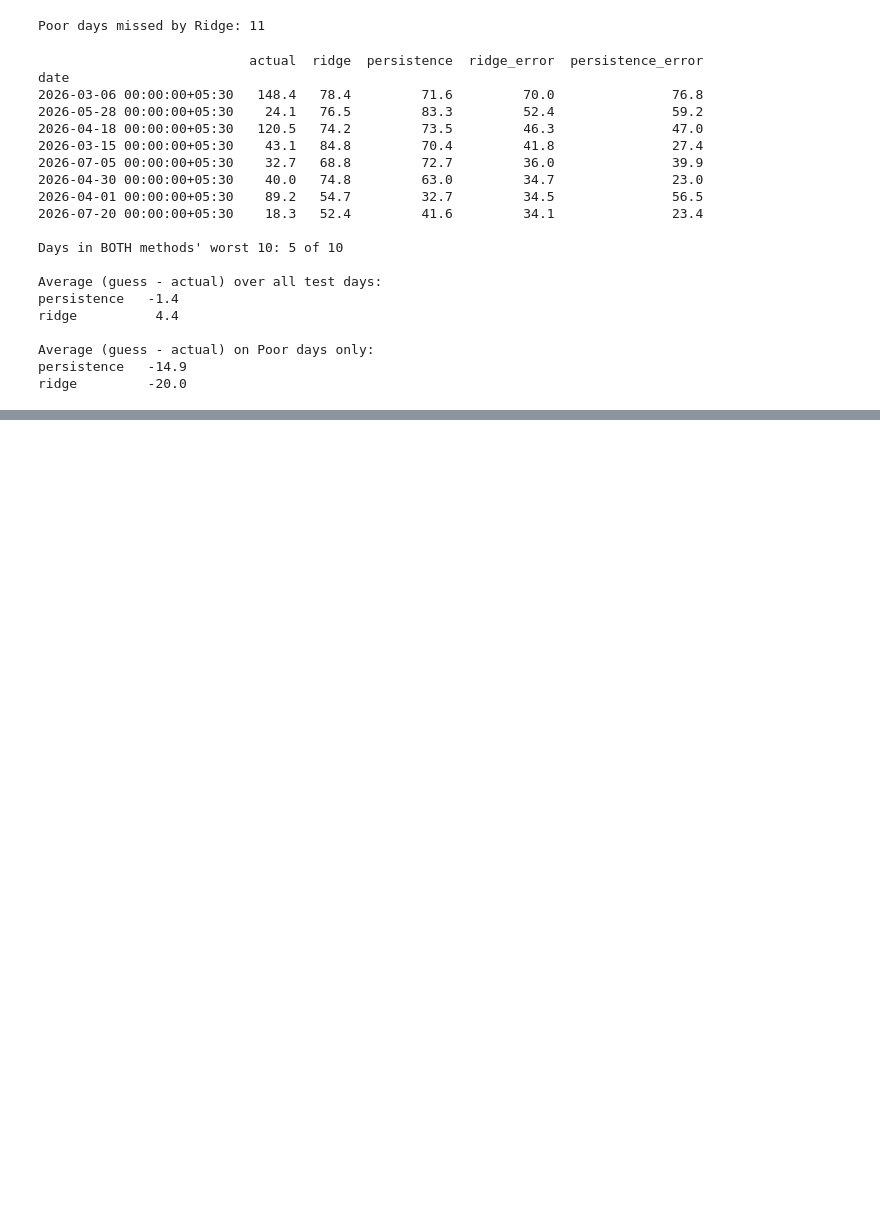
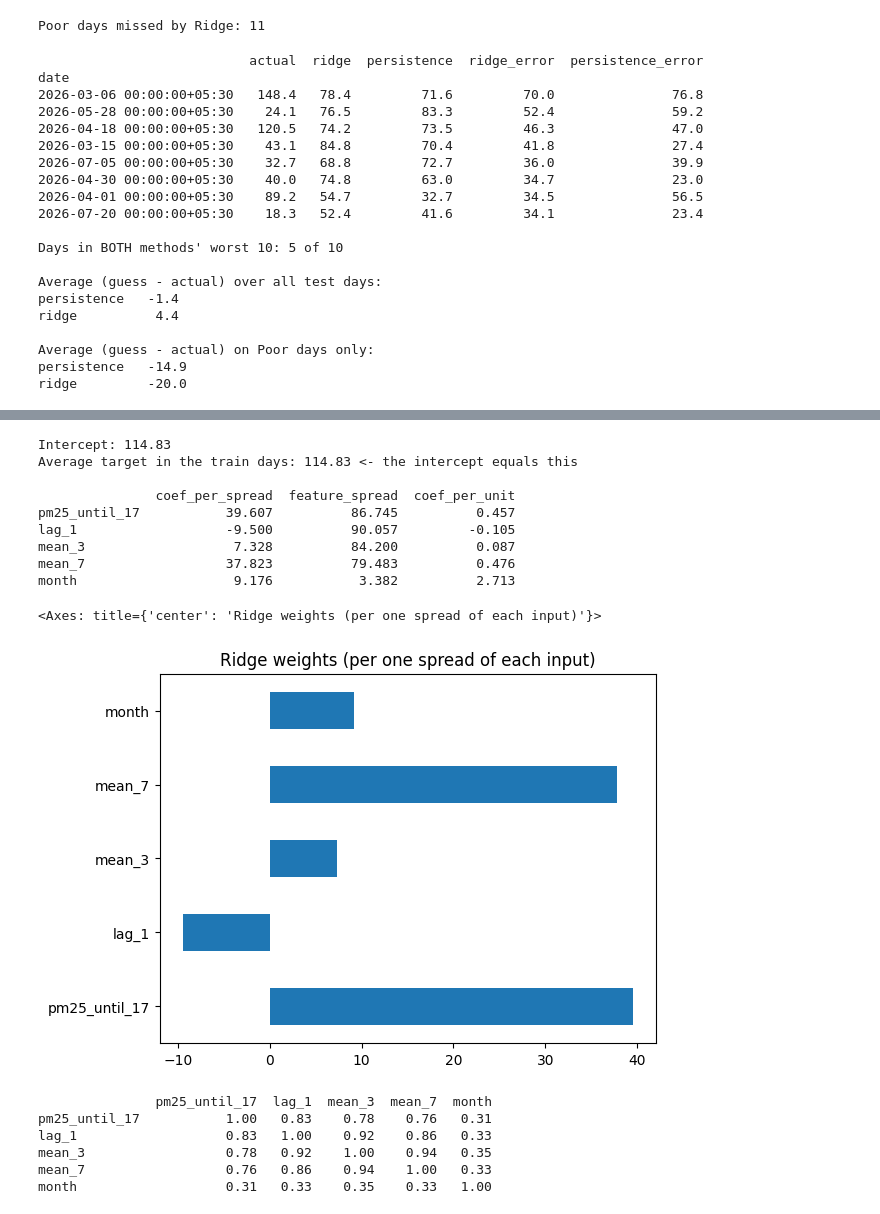
Before and after one commit to coderkali/machine_learning, a Jupyter notebook: 18_Projects/01_Delhi_Air_Forecast/notebooks/07_first_model.ipynb, the cells around one changed output, grey strips where cells are left out. Saved outputs shown, nothing was run; the diff lists cells and outputs as text; code cells hidden in the pictures; blank space fills up the shorter version.

```diff
--- a/18_Projects/01_Delhi_Air_Forecast/notebooks/07_first_model.ipynb
+++ b/18_Projects/01_Delhi_Air_Forecast/notebooks/07_first_model.ipynb
@@ -954,0 +1020,41 @@ ridge         -20.0
+# %%
+scaler = pipe.named_steps["scale"]
+ridge = pipe.named_steps["model"]
+
+coefficients = pd.DataFrame({
+    "coef_per_spread": ridge.coef_,                     # weight on the SCALED input
+    "feature_spread": scaler.scale_,                    # the train spread the scaler used
+}, index=feature_names)
+
+# Same weight, converted back to "per 1 µg/m³" (month: per 1 month number)
+coefficients["coef_per_unit"] = coefficients["coef_per_spread"] / coefficients["feature_spread"]
+
+print("Intercept:", round(ridge.intercept_, 2))
+print("Average target in the train days:", round(y_train.mean(), 2), "<- the intercept equals this")
+print()
+print(coefficients.round(3).to_string())
+
+# A quick picture of the sizes: which inputs does Ridge lean on?
+coefficients["coef_per_spread"].plot.barh(title="Ridge weights (per one spread of each input)")
+# %% [output]
+Intercept: 114.83
+Average target in the train days: 114.83 <- the intercept equals this
+
+               coef_per_spread  feature_spread  coef_per_unit
+pm25_until_17           39.607          86.745          0.457
+lag_1                   -9.500          90.057         -0.105
+mean_3                   7.328          84.200          0.087
+mean_7                  37.823          79.483          0.476
+month                    9.176           3.382          2.713
+<Axes: title={'center': 'Ridge weights (per one spread of each input)'}>
+[figure, added]
+# %%
+# 1.00 = identical, 0 = unrelated. Computed on the TRAIN days only.
+print(X_train.corr().round(2).to_string())
+# %% [output]
+               pm25_until_17  lag_1  mean_3  mean_7  month
+pm25_until_17           1.00   0.83    0.78    0.76   0.31
+lag_1                   0.83   1.00    0.92    0.86   0.33
+mean_3                  0.78   0.92    1.00    0.94   0.35
+mean_7                  0.76   0.86    0.94    1.00   0.33
+month                   0.31   0.33    0.35    0.33   1.00
```
Also changed, not shown: parts of 7 cells of this notebook, 1 other file.
